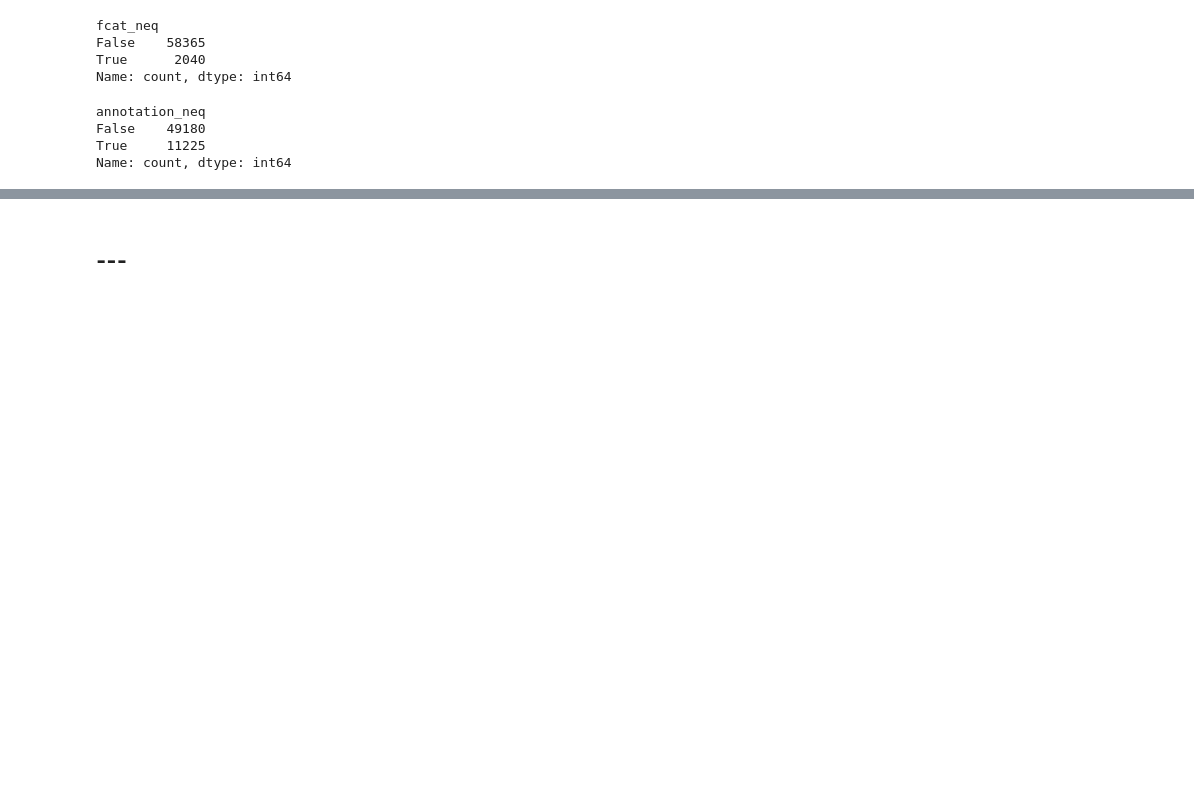
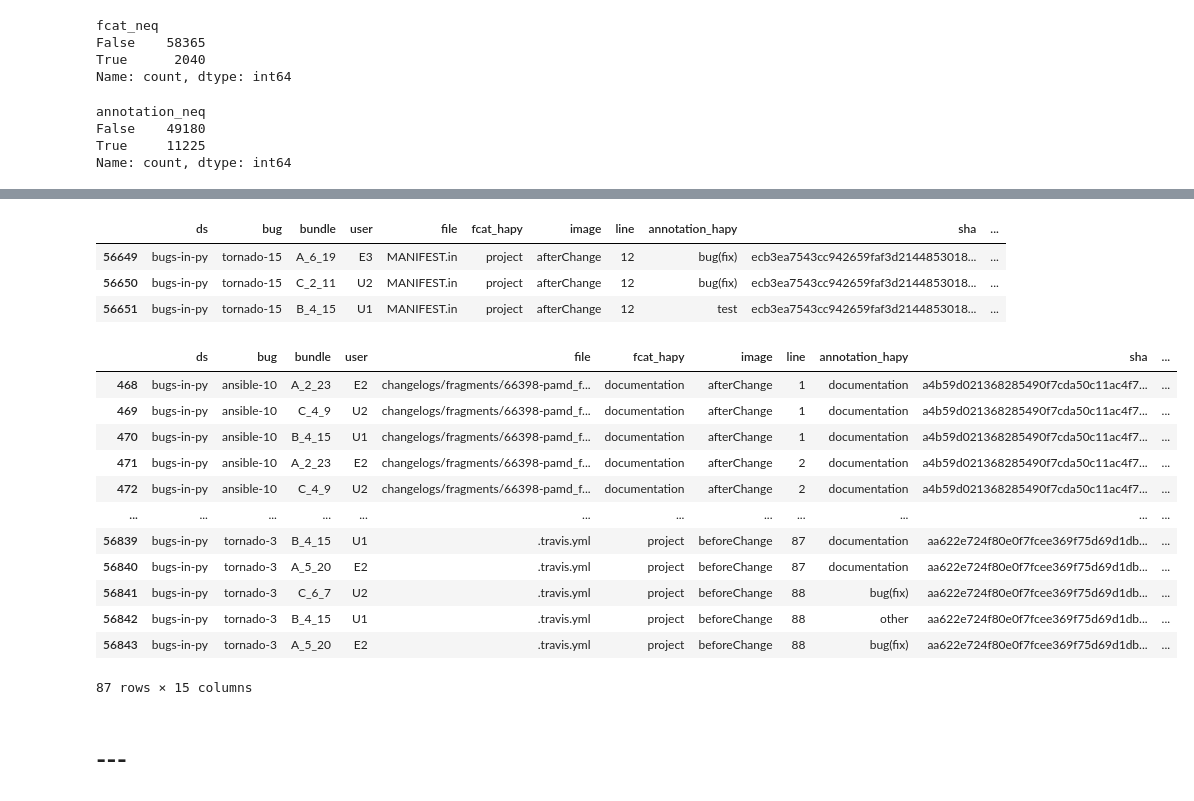
Before and after one commit to ncusi/PatchScope, a Jupyter notebook: notebooks/experiments/01-compare_annotations.ipynb, the cells around one changed output, grey strips where cells are left out. Drawn from its saved outputs; the diff is of its cells as text; code cells hidden in the pictures; blank space fills up the shorter version.

```diff
--- a/notebooks/experiments/01-compare_annotations.ipynb
+++ b/notebooks/experiments/01-compare_annotations.ipynb
@@ -1096,2 +1283,25 @@ Name: count, dtype: int64
+# %%
+merge_sel[merge_sel['annotation_auto']=='project']
+# %% [output]
+|  | ds | bug | bundle | user | file | fcat_hapy | image | line | annotation_hapy | sha | ... |
+| 56649 | bugs-in-py | tornado-15 | A_6_19 | E3 | MANIFEST.in | project | afterChange | 12 | bug(fix) | ecb3ea7543cc942659faf3d2144853018... | ... |
+| 56650 | bugs-in-py | tornado-15 | C_2_11 | U2 | MANIFEST.in | project | afterChange | 12 | bug(fix) | ecb3ea7543cc942659faf3d2144853018... | ... |
+| 56651 | bugs-in-py | tornado-15 | B_4_15 | U1 | MANIFEST.in | project | afterChange | 12 | test | ecb3ea7543cc942659faf3d2144853018... | ... |
+# %%
+merge_sel[merge_sel['annotation_auto']=='data']
+# %% [output]
+|  | ds | bug | bundle | user | file | fcat_hapy | image | line | annotation_hapy | sha | ... |
+| 468 | bugs-in-py | ansible-10 | A_2_23 | E2 | changelogs/fragments/66398-pamd_f... | documentation | afterChange | 1 | documentation | a4b59d021368285490f7cda50c11ac4f7... | ... |
+| 469 | bugs-in-py | ansible-10 | C_4_9 | U2 | changelogs/fragments/66398-pamd_f... | documentation | afterChange | 1 | documentation | a4b59d021368285490f7cda50c11ac4f7... | ... |
+| 470 | bugs-in-py | ansible-10 | B_4_15 | U1 | changelogs/fragments/66398-pamd_f... | documentation | afterChange | 1 | documentation | a4b59d021368285490f7cda50c11ac4f7... | ... |
+| 471 | bugs-in-py | ansible-10 | A_2_23 | E2 | changelogs/fragments/66398-pamd_f... | documentation | afterChange | 2 | documentation | a4b59d021368285490f7cda50c11ac4f7... | ... |
+| 472 | bugs-in-py | ansible-10 | C_4_9 | U2 | changelogs/fragments/66398-pamd_f... | documentation | afterChange | 2 | documentation | a4b59d021368285490f7cda50c11ac4f7... | ... |
+| ... | ... | ... | ... | ... | ... | ... | ... | ... | ... | ... | ... |
+| 56839 | bugs-in-py | tornado-3 | B_4_15 | U1 | .travis.yml | project | beforeChange | 87 | documentation | aa622e724f80e0f7fcee369f75d69d1db... | ... |
+| 56840 | bugs-in-py | tornado-3 | A_5_20 | E2 | .travis.yml | project | beforeChange | 87 | documentation | aa622e724f80e0f7fcee369f75d69d1db... | ... |
+| 56841 | bugs-in-py | tornado-3 | C_6_7 | U2 | .travis.yml | project | beforeChange | 88 | bug(fix) | aa622e724f80e0f7fcee369f75d69d1db... | ... |
+| 56842 | bugs-in-py | tornado-3 | B_4_15 | U1 | .travis.yml | project | beforeChange | 88 | other | aa622e724f80e0f7fcee369f75d69d1db... | ... |
+| 56843 | bugs-in-py | tornado-3 | A_5_20 | E2 | .travis.yml | project | beforeChange | 88 | bug(fix) | aa622e724f80e0f7fcee369f75d69d1db... | ... |
+87 rows × 15 columns
 # %% [markdown]
 # ---
```
Also changed, not shown: parts of 21 cells of this notebook.
